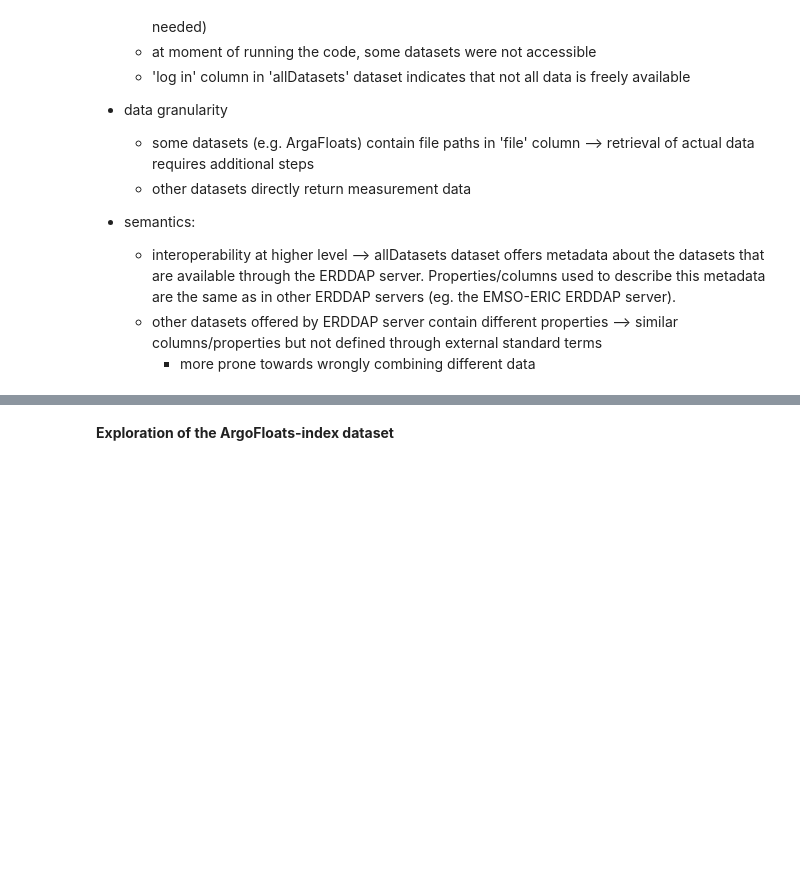
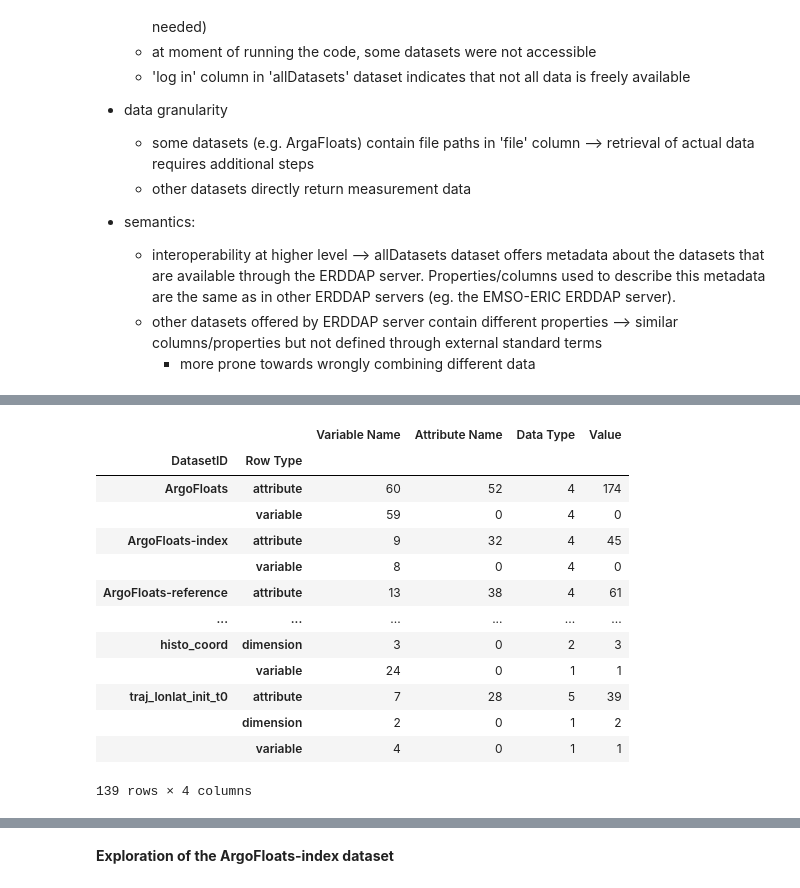
Before and after one commit to vliz-be-opsci/george-analysis, a Jupyter notebook: notebooks/ARGO-ERDDAP.ipynb, the cells around one changed output, grey strips where cells are left out. Cells and saved outputs as stored; diff of their text form; code cells hidden in the pictures; blank space fills up the shorter version.

```diff
--- a/notebooks/ARGO-ERDDAP.ipynb
+++ b/notebooks/ARGO-ERDDAP.ipynb
@@ -102,0 +142,18 @@ Index(['datasetID', 'accessible', 'institution', 'dataStructure',
+# %%
+# explore returned metadata
+metadatainfo_df.groupby(['DatasetID', 'Row Type']).nunique()
+# %% [output]
+|  |  | Variable Name | Attribute Name | Data Type | Value |
+| DatasetID | Row Type |  |  |  |  |
+| ArgoFloats | attribute | 60 | 52 | 4 | 174 |
+|  | variable | 59 | 0 | 4 | 0 |
+| ArgoFloats-index | attribute | 9 | 32 | 4 | 45 |
+|  | variable | 8 | 0 | 4 | 0 |
+| ArgoFloats-reference | attribute | 13 | 38 | 4 | 61 |
+| ... | ... | ... | ... | ... | ... |
+| histo_coord | dimension | 3 | 0 | 2 | 3 |
+|  | variable | 24 | 0 | 1 | 1 |
+| traj_lonlat_init_t0 | attribute | 7 | 28 | 5 | 39 |
+|  | dimension | 2 | 0 | 1 | 2 |
+|  | variable | 4 | 0 | 1 | 1 |
+139 rows × 4 columns
```
Also changed, not shown: parts of 32 cells of this notebook.
